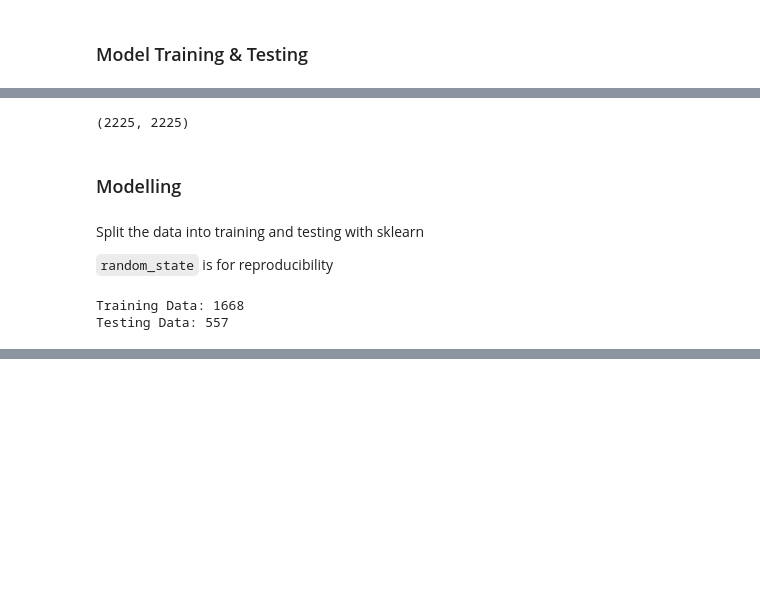
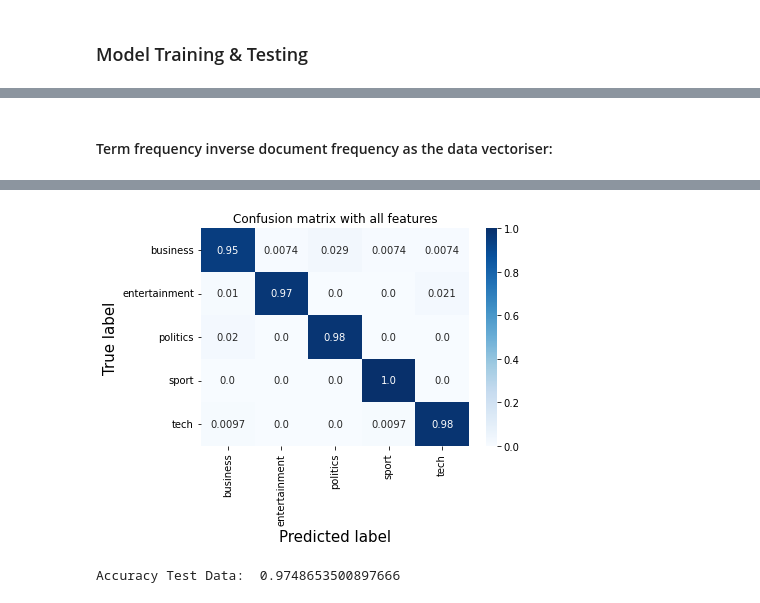
Before and after one commit to datalass1/30-days-of-NLP, a Jupyter notebook: notebooks/20211006-bbc_text_machine_learning_grid_search_cv.ipynb, the cells around one changed output, grey strips where cells are left out. Saved outputs shown, nothing was run; the diff lists cells and outputs as text; code cells hidden in the pictures; blank space fills up the shorter version.

Commit message:
grid search with n_jobs and pipe, tfidf vec,  plus tsne viz at the end

```diff
--- a/notebooks/20211006-bbc_text_machine_learning_grid_search_cv.ipynb
+++ b/notebooks/20211006-bbc_text_machine_learning_grid_search_cv.ipynb
@@ -112,5 +112,5 @@ if not os.path.exists(df_preprop_fp):
 
 else: # load preprocessed(lemmatisated) dataframe
     df = pd.read_csv(df_preprop_fp)
-    df['prepro'] = df['prepro'].apply(ast.literal_eval) # convert str to list
+#     df['prepro'] = df['prepro'].apply(ast.literal_eval) # convert str to list
 # %% [output]
@@ -166,19 +154,19 @@ Each row in the bag of words refers to a document, so the length of bag of words
-# %%
-len(df_bow), len(df)
-# %% [output]
-(2225, 2225)
-# %% [markdown]
-### Modelling
-# %% [markdown]
-Split the data into training and testing with sklearn
-
-`random_state` is for reproducibility
-# %%
-data, labels = df_bow, df['category']
-X_train, X_test, y_train, y_test = train_test_split(data, labels,
-                                                    test_size=0.25, random_state=42)
-print(f'Training Data: {X_train.shape[0]}')
-print(f'Testing Data: {X_test.shape[0]}')
-# %% [output]
-Training Data: 1668
-Testing Data: 557
+# %% [markdown]
+#### Term frequency inverse document frequency as the data vectoriser:
+# %%
+X_train, X_test, y_train, y_test = train_test_split(df['prepro'], df['category'],
+                                                    test_size=0.25, random_state=42)
+
+log_reg = Pipeline([('tfidf', TfidfVectorizer()),
+                   ('clf', LogisticRegression(random_state=42, class_weight='balanced'))])
+%time log_reg.fit(X_train, y_train)
+y_pred_training_data = log_reg.predict(X_train)
+print(f"Accuracy Training Data: ", accuracy_score(y_true=y_train, y_pred=y_pred_training_data))
+
+# Test Model
+y_pred = log_reg.predict(X_test) # make class predictions for X_test
+classes = log_reg.classes_
+cm = confusion_matrix(y_true=y_test, y_pred=y_pred)
+plot_confusion_matrix(cm, classes, 'Confusion matrix with all features')
+print("Accuracy Test Data: ", accuracy_score(y_true=y_test, y_pred=y_pred))
+# %% [output]
@@ -184,0 +176,2 @@ Testing Data: 557
+[figure, added]
+Accuracy Test Data:  0.9748653500897666
```
Also changed, not shown: parts of 37 cells of this notebook.
